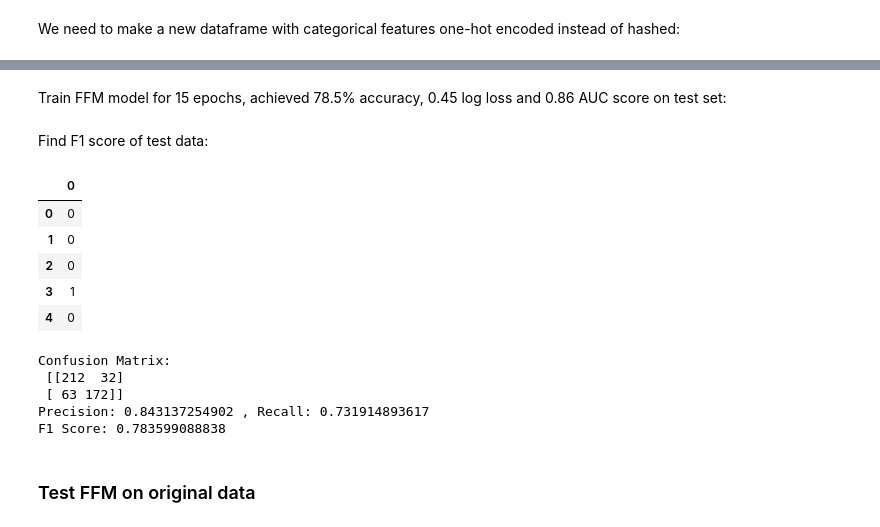
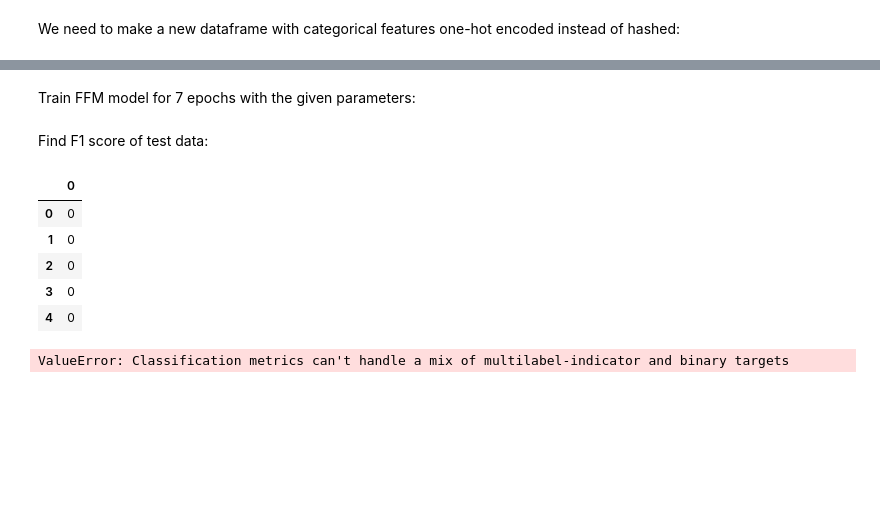
Before and after one commit to learning-machine-learning/polymorph-ua, a Jupyter notebook: Ensembles&FFM_Boris.ipynb, the cells around one changed output, grey strips where cells are left out. Drawn from its saved outputs; the diff is of its cells as text; code cells hidden in the pictures; blank space fills up the shorter version.

```diff
--- a/Ensembles&FFM_Boris.ipynb
+++ b/Ensembles&FFM_Boris.ipynb
@@ -519,5 +506,5 @@ convert_to_ffm(test_ffm_transformed, "test", numerics)
-# %% [markdown]
-Train FFM model for 15 epochs, achieved 78.5% accuracy, 0.45 log loss and 0.86 AUC score on test set:
+# %% [markdown]
+Train FFM model for 7 epochs with the given parameters:
 # %%
 # Training task
 ffm_model = xl.create_ffm()
@@ -544,27 +532,22 @@ ffm_model.predict("./model.out", "./output.txt")
 # %%
-y_pred_ffm = pd.read_csv('output.txt', header = None)
+y_pred_ffm = pd.read_csv('ffm/output.txt', header = None)
 y_pred_ffm.head()
 # %% [output]
 |  | 0 |
 | 0 | 0 |
 | 1 | 0 |
 | 2 | 0 |
-| 3 | 1 |
+| 3 | 0 |
 | 4 | 0 |
 # %%
 confusion_ffm = confusion_matrix(test_ffm_transformed['c_cnt'], y_pred_ffm) #00 - TN, 10 - FN, 01 - FP, 11 - TP
-print("Confusion Matrix:\n", confusion_ffm)
+print("FFM Confusion Matrix:\n", confusion_ffm)
 
 precision_ffm = confusion_ffm[1][1] / (confusion_ffm[1][1] + confusion_ffm[0][1])
 recall_ffm = confusion_ffm[1][1] / (confusion_ffm[1][1] + confusion_ffm[1][0])
-print("Precision:", precision_ffm, ", Recall:", recall_ffm)
+print("FFM Precision:", precision_ffm)
+print("FFM Recall:", recall_ffm)
 
-print("F1 Score:", f1_score(test_ffm_transformed['c_cnt'], y_pred_ffm)) #much better F1 score!
+print("FFM F1 Score:", f1_score(test_ffm_transformed['c_cnt'], y_pred_ffm)) #better F1 score!
 # %% [output]
-Confusion Matrix:
- [[212  32]
- [ 63 172]]
-Precision: 0.843137254902 , Recall: 0.731914893617
-F1 Score: 0.783599088838
+ValueError: Classification metrics can't handle a mix of multilabel-indicator and binary targets
-# %% [markdown]
-### Test FFM on original data
```
Also changed, not shown: parts of 122 cells of this notebook.
